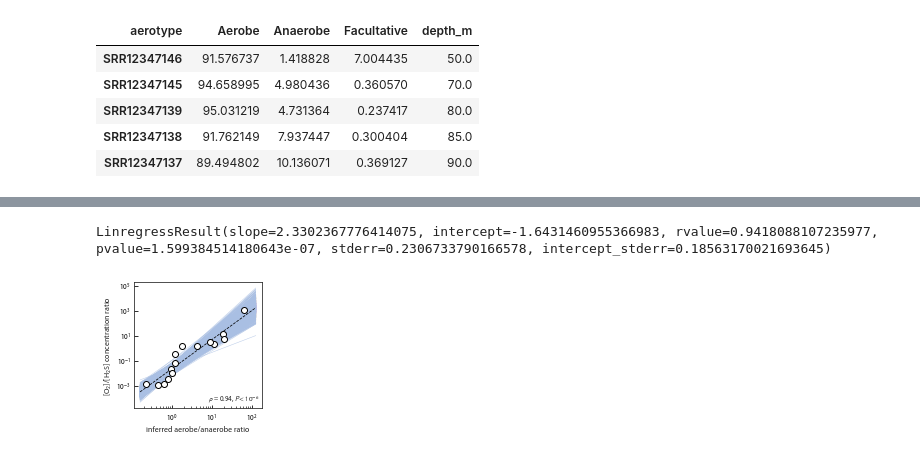
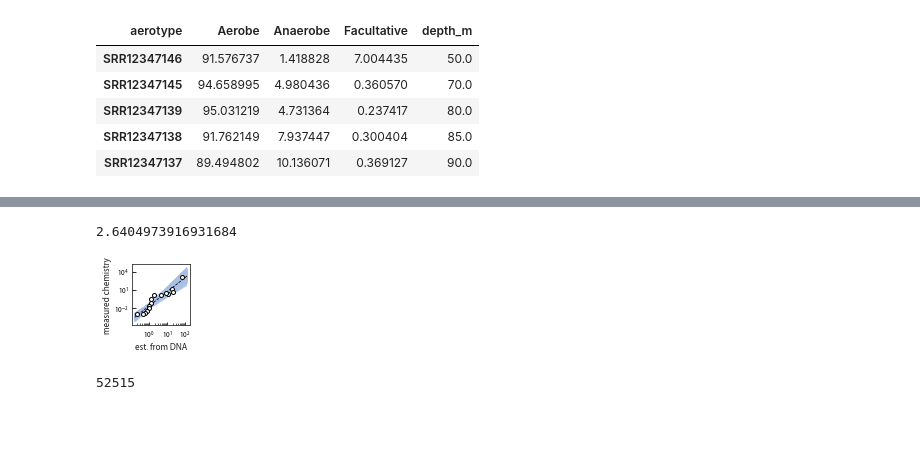
Before and after one commit to jgoldford/aerobot, a Jupyter notebook: aerobot/notebooks/MainTextFigures.ipynb, the cells around one changed output, grey strips where cells are left out. Saved outputs shown, nothing was run; the diff lists cells and outputs as text; code cells hidden in the pictures; blank space fills up the shorter version.

```diff
--- a/aerobot/notebooks/MainTextFigures.ipynb
+++ b/aerobot/notebooks/MainTextFigures.ipynb
@@ -454,3 +484,16 @@ O2_utilization_pcts.head()
 | SRR12347139 | 95.031219 | 4.731364 | 0.237417 | 80.0 |
 | SRR12347138 | 91.762149 | 7.937447 | 0.300404 | 85.0 |
 | SRR12347137 | 89.494802 | 10.136071 | 0.369127 | 90.0 |
+# %%
+# Perform regression analysis of O2/H2S ratio vs. aerobe/anaerobe ratio
+ox_sulfide_ratio = black_sea_metadata.o2_uM/black_sea_metadata.h2s_uM
+aerobe_anaerobe_ratio = O2_utilization_pcts.Aerobe/O2_utilization_pcts.Anaerobe
+
+# linear regression of the log-log data
+log_ox_sulfide_ratio = np.log10(ox_sulfide_ratio)
+log_aerobe_anaerobe_ratio = np.log10(aerobe_anaerobe_ratio)
+
+reg_res = linregress(log_aerobe_anaerobe_ratio, log_ox_sulfide_ratio)
+print(reg_res)
+xs = np.logspace(-0.8, 2.1, 100)
+pred_ys = reg_res.intercept + reg_res.slope*np.log10(xs)
@@ -528,38 +774,42 @@ Name: total, dtype: float64
+# %%
+# calculate the fold error if we predict O2/H2S from the aerobe/anaerobe ratio
+pred_ys = reg_res.intercept + reg_res.slope*np.log10(aerobe_anaerobe_ratio)
+residuals = log_ox_sulfide_ratio - pred_ys
+
+# regression was done on log10 scale, so residuals are log10(fold error)
+fold_errors = 10**residuals
+print(fold_errors.mean())
+# %% [output]
+2.6404973916931684
 # %%
-ox_sulfide_ratio = black_sea_metadata.o2_mM/black_sea_metadata.h2s_mM
-aerobe_anaerobe_ratio = O2_utilization_pcts.Aerobe/O2_utilization_pcts.Anaerobe
+# just the correlation figure
+fig, ax = plt.subplots(ncols=1, figsize=(1.5, 1.5), sharey=False)
 
-log_ox_sulfide_ratio = np.log10(ox_sulfide_ratio)
-log_aerobe_anaerobe_ratio = np.log10(aerobe_anaerobe_ratio)
+plt.sca(ax)
+plt.loglog(aerobe_anaerobe_ratio, ox_sulfide_ratio,
+           marker='o', ls='', color='grey',
+           markerfacecolor='w', markeredgecolor='k',
+           markersize=4)
 
-# linear regression of the log-log data
-reg_res = linregress(log_aerobe_anaerobe_ratio, log_ox_sulfide_ratio)
-print(reg_res)
 xs = np.logspace(-0.8, 2.1, 100)
 pred_ys = reg_res.intercept + reg_res.slope*np.log10(xs)
-
-fig, axs = plt.subplots(ncols=1, figsize=(2.5, 2.4))
-
-plt.loglog(aerobe_anaerobe_ratio, ox_sulfide_ratio, marker='o', ls='', color='grey', markerfacecolor='w', markeredgecolor='k')
-
 plt.plot(xs, 10**pred_ys, color='k', ls='--', lw=0.75, zorder=-1)
 # bootstrap a confidence interval plot manually because
 # seaborns regplot doesn't handle log scale...
 for _ in range(1000):
     slope = np.random.normal(reg_res.slope, reg_res.stderr)
     intercept = np.random.normal(reg_res.intercept, reg_res.intercept_stderr)
     pred_ys = intercept + slope*np.log10(xs)
     plt.plot(xs, 10**pred_ys, color=colors['light_blue'], ls='-', lw=0.5, alpha=0.8,
              zorder=-10)
 
-plt.xlabel('inferred aerobe/anaerobe ratio')
-plt.ylabel('[O$_2$]/[H$_2$S] concentration ratio')
-plt.text(0.98, 0.03, '$\\rho$ = {0:.2f}, $P < 10^{{-6}}$'.format(reg_res.rvalue, reg_res.pvalue),
-         fontsize=7, transform=plt.gca().transAxes, ha='right', va='bottom')
+plt.xlabel('est. from DNA', fontsize=9)
+plt.ylabel('measured chemistry', fontsize=9)
+#plt.text(0.98, 0.03, '$\\rho$ = {0:.2f}, $P < 10^{{-6}}$'.format(reg_res.rvalue, reg_res.pvalue),
+#         fontsize=8, transform=plt.gca().transAxes, ha='right', va='bottom')
 
 plt.tight_layout()
-plt.savefig('../../results/FigS6.png', facecolor='white', dpi=300)
+plt.savefig('../../results/black_sea_sensing.png', facecolor='white', bbox_inches='tight', dpi=300)
 plt.show()
 # %% [output]
-LinregressResult(slope=2.3302367776414075, intercept=-1.6431460955366983, rvalue=0.9418088107235977, pvalue=1.599384514180643e-07, stderr=0.2306733790166578, intercept_stderr=0.18563170021693645)
-[figure, old version]
+[figure, new version]
@@ -565,0 +818,4 @@ LinregressResult(slope=2.3302367776414075, intercept=-1.6431460955366983, rvalue
+# %%
+EMP_res_df.index.unique().size
+# %% [output]
+52515
```
Also changed, not shown: parts of 15 cells of this notebook.
